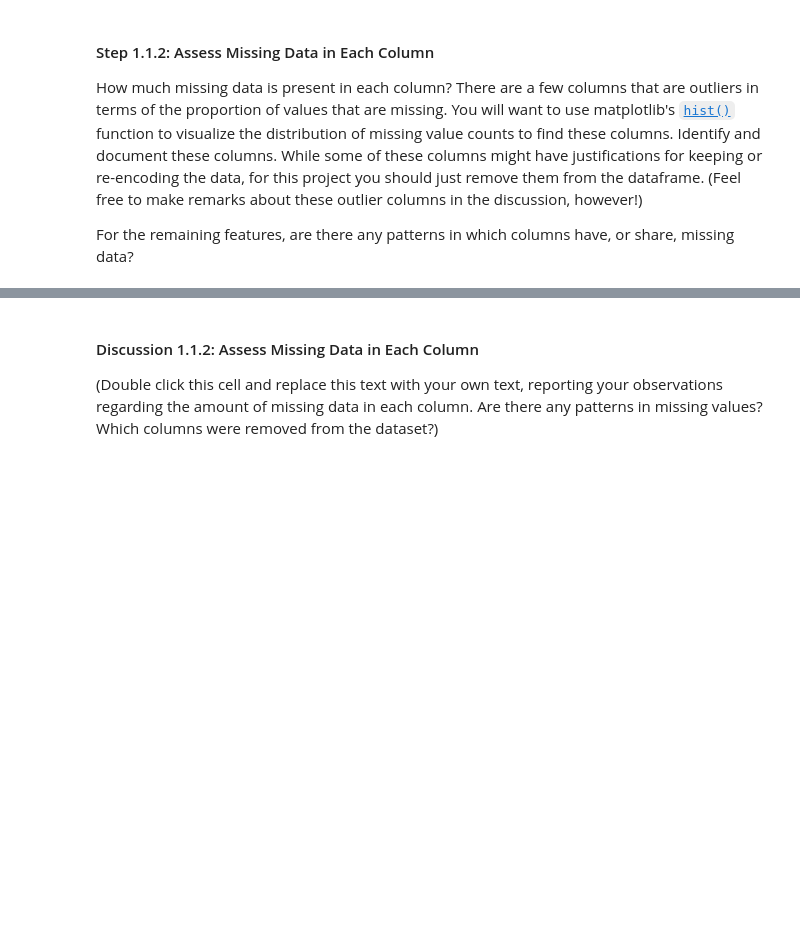
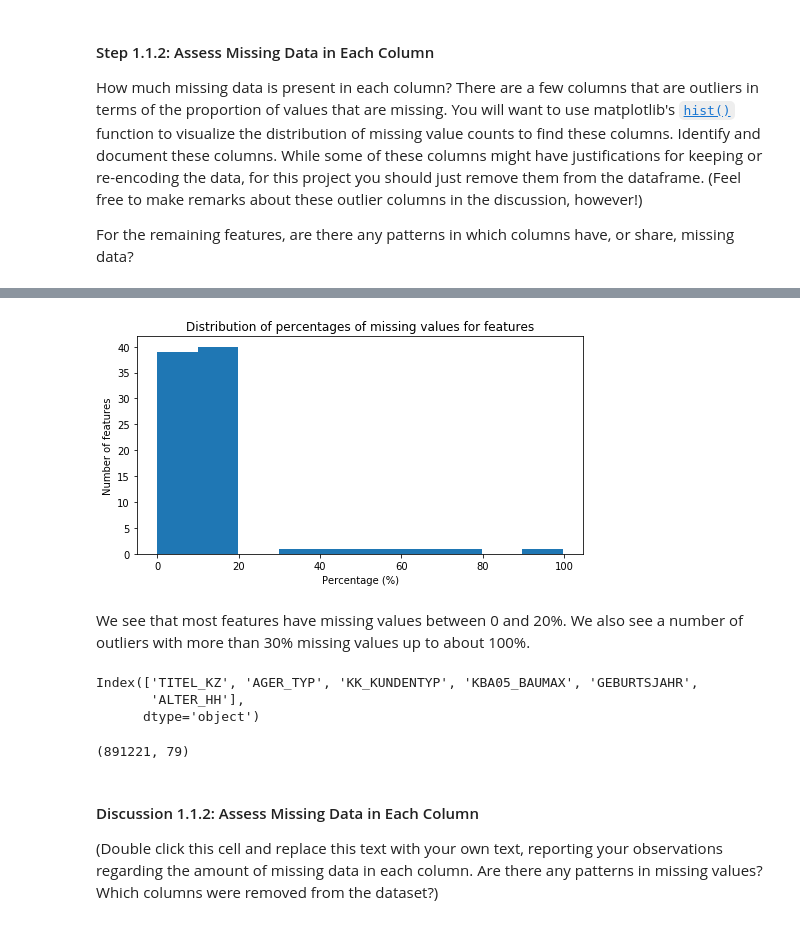
Before and after one commit to gepallas/Machine_Learning_3_Customer_Segmentation, a Jupyter notebook: Identify_Customer_Segments.ipynb, the cells around one changed output, grey strips where cells are left out. Drawn from its saved outputs; the diff is of its cells as text; code cells hidden in the pictures; blank space fills up the shorter version.

Commit message:
1.1.2. Assess missing data in each column.

```diff
--- a/Identify_Customer_Segments.ipynb
+++ b/Identify_Customer_Segments.ipynb
@@ -289,3 +306,6 @@ For the remaining features, are there any patterns in which columns have, or sha
 # %%
-# Perform an assessment of how much missing data there is in each column of the
-# dataset.
+# Perform an assessment of how much missing data there is in each column of the dataset.
+
+# Percentage of missing data per column
+az_missing_per_col_percent = ((azdias.isnull().sum()/azdias.shape[0]).sort_values(ascending=False)*100).round(2)
+az_missing_per_col_percent
@@ -294,3 +384,22 @@ For the remaining features, are there any patterns in which columns have, or sha
+# %%
+# Plot Histogram to see the distribution of the missing values percentages for the number of features
+plt.figure(figsize=(8,4))
+plt.hist(az_missing_per_col_percent, bins=10)
+plt.title('Distribution of percentages of missing values for features')
+plt.xlabel('Percentage (%)')
+plt.ylabel('Number of features');
+# %% [output]
+[figure, added]
+# %% [markdown]
+We see that most features have missing values between 0 and 20%. We also see a number of outliers with more than 30% missing values up to about 100%.
 # %%
 # Remove the outlier columns from the dataset. (You'll perform other data
 # engineering tasks such as re-encoding and imputation later.)
+
+# Columns that have equal or above 30% missing values
+col_to_drop = az_missing_per_col_percent[az_missing_per_col_percent >=30].index
+col_to_drop
+# %% [output]
+Index(['TITEL_KZ', 'AGER_TYP', 'KK_KUNDENTYP', 'KBA05_BAUMAX', 'GEBURTSJAHR',
+       'ALTER_HH'],
+      dtype='object')
@@ -297,3 +409,8 @@ For the remaining features, are there any patterns in which columns have, or sha
+# %%
+# Check shape
+azdias.shape
+# %% [output]
+(891221, 79)
 # %% [markdown]
 #### Discussion 1.1.2: Assess Missing Data in Each Column
 
```
Also changed, not shown: parts of 19 cells of this notebook.
